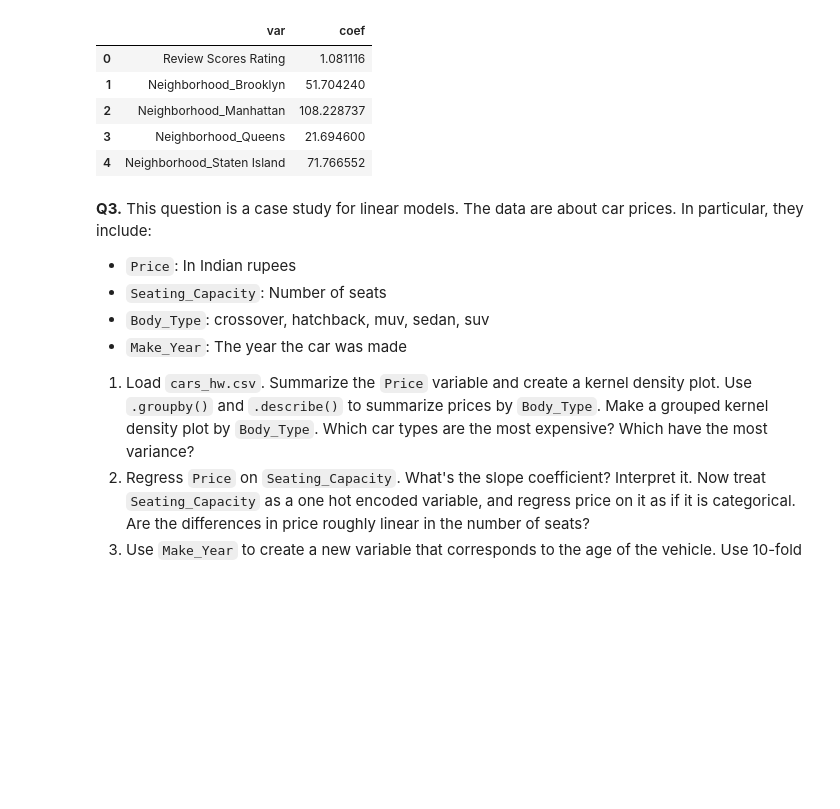
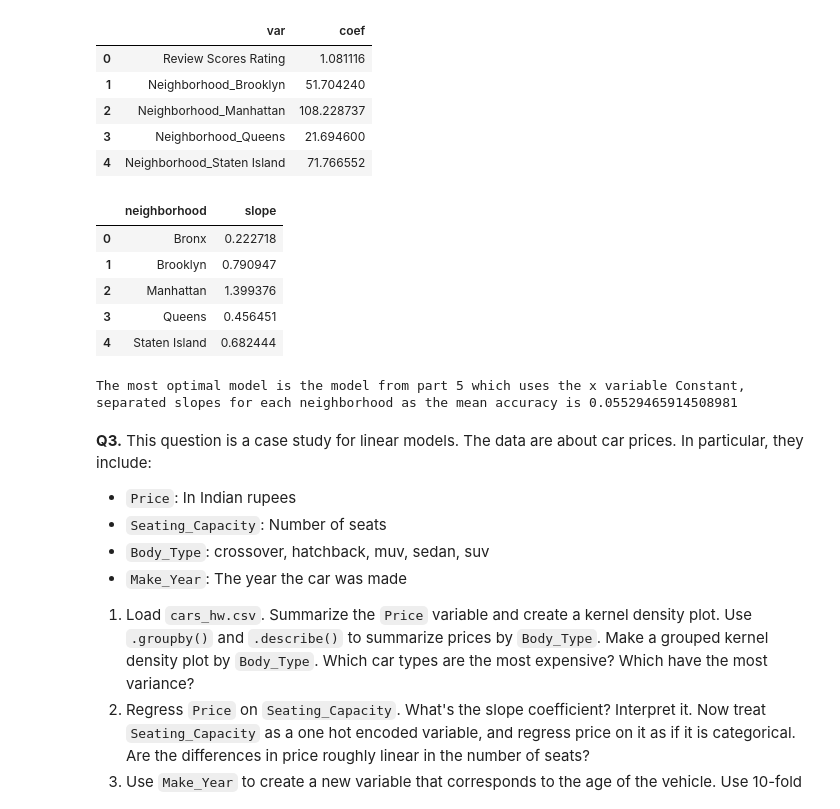
Before and after one commit to swt2vv/undergrad_ml_assignments, a Jupyter notebook: 03_assignment_linear_models.ipynb, the cells around one changed output. Cells and saved outputs as stored; diff of their text form; code cells hidden in the pictures; blank space fills up the shorter version.

```diff
--- a/03_assignment_linear_models.ipynb
+++ b/03_assignment_linear_models.ipynb
@@ -248,8 +248,55 @@ Model intercept: -23.812561011683925
 | 4 | Neighborhood_Staten Island | 71.766552 |
 # %%
 # 2.5 Here is a puzzle: Regress price on a constant, and a separate slope coefficient for each neighborhood for `Review Scores Rating`. Are the slopes similar across neighborhoods, or not?
+
+
+x_dum = pd.get_dummies(df['Neighborhood'], drop_first=False)
+x_slope = x_dum.mul(df['Review Scores Rating'], axis=0)
+y = df['Price']
+
+model_slope = LinearRegression().fit(x_slope, y)
+
+coef_table = pd.DataFrame({"neighborhood": x_slope.columns,"slope": model_slope.coef_})
+
+coef_table
+
+#The slopes of the neighborhoods are not similar. The Bronx has the flatest slope of 0.22, whereas Manhattan
+# has the steepest at 1.39. This shows that the relationship between price and review scores rating has a
+# different weight or influence depending on the neighborhood.
+# %% [output]
+|  | neighborhood | slope |
+| 0 | Bronx | 0.222718 |
+| 1 | Brooklyn | 0.790947 |
+| 2 | Manhattan | 1.399376 |
+| 3 | Queens | 0.456451 |
+| 4 | Staten Island | 0.682444 |
 # %%
 # 2.6 Use cross validation to evaluate the models from parts 4, 5, and 6.
+from sklearn.model_selection import cross_val_score
+
+
+model_list = [model_score, model_neigh, model]
+cv_scores_mean = []
+x_vars = [x_score, x_review_neigh, x_slope]
+
+for i in range(len(model_list)):
+    model = model_list[i]
+    x_var = x_vars[i]
+        #cross validation
+    cv_scores = cross_val_score(model, x_var, y, cv=10)
+    cv_scores_mean.append(cv_scores.mean())
+
+max_cv_score_index = cv_scores_mean.index(max(cv_scores_mean))
+
+
+#needed to have name arrays because model_list would output LinearRegression
+model_names = ["the model from part 3", "the model from part 4", "the model from part 5"]
+x_names = ["Review Scores Rating and a constant", "Review Scores Rating and Neighborhood", "Constant, separated slopes for each neighborhood"]
+
+optimal_model = model_names[max_cv_score_index]
+print(f'The most optimal model is {optimal_model} which uses the x variable {x_names[max_cv_score_index]} as the mean accuracy is {cv_scores_mean[max_cv_score_index]}')
+# %% [output]
+The most optimal model is the model from part 5 which uses the x variable Constant, separated slopes for each neighborhood as the mean accuracy is 0.05529465914508981
 # %% [markdown]
 **Q3.** This question is a case study for linear models. The data are about car prices. In particular, they include:
 
```
Also changed, not shown: parts of 2 cells of this notebook.
